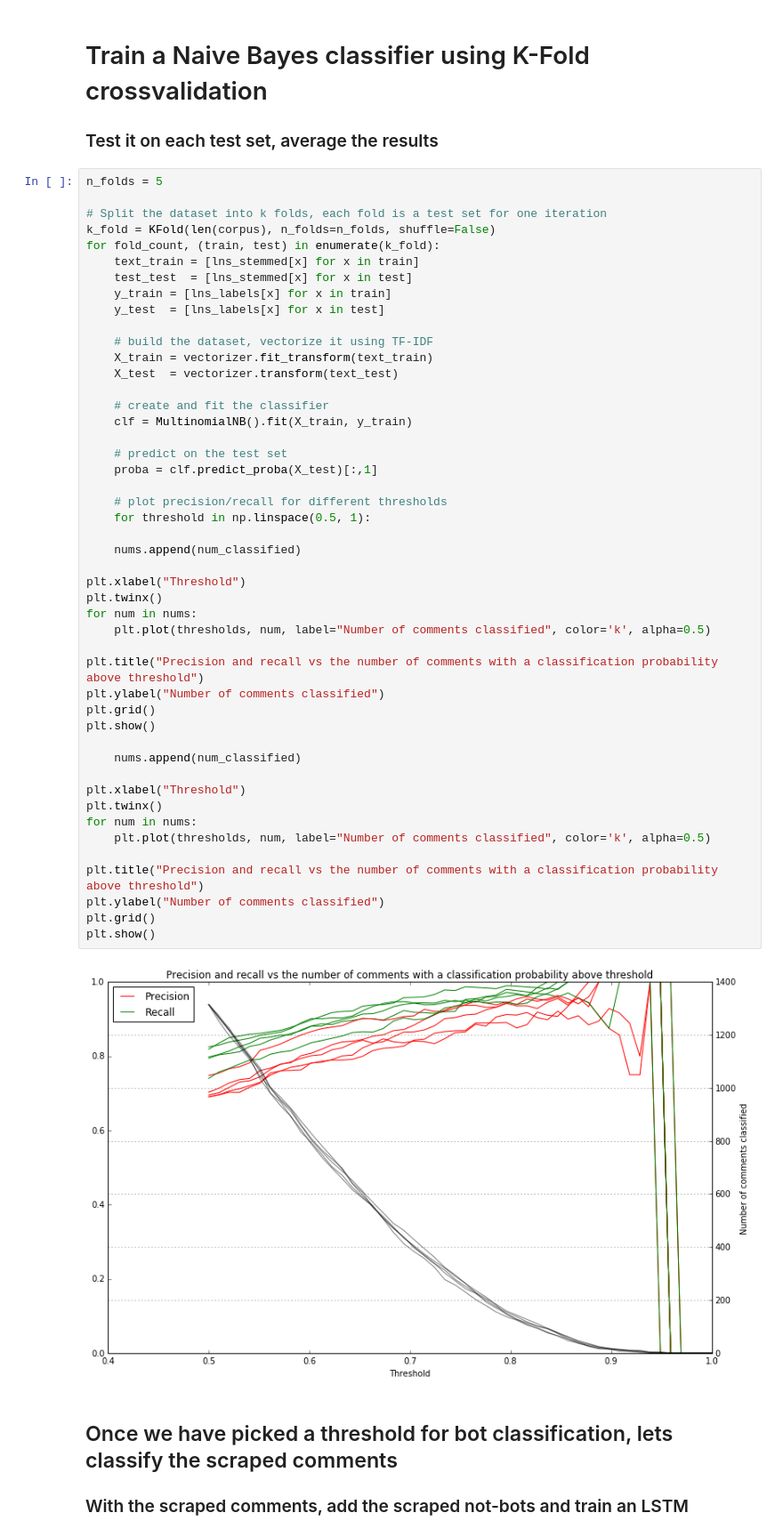
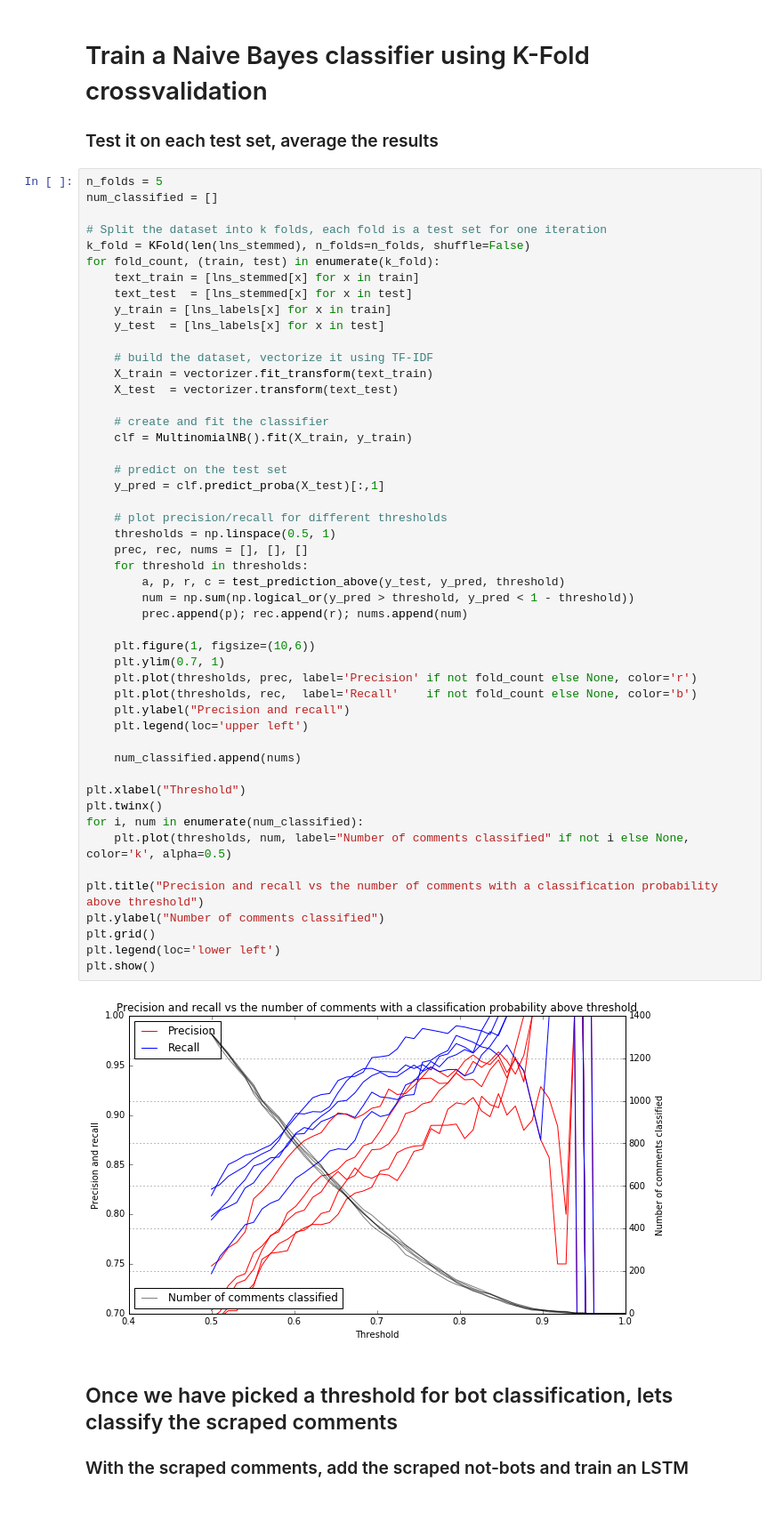
Before and after one commit to MihailoIsakov/shoot-from-the-hip, a Jupyter notebook: Bot Classification.ipynb, the cells around one changed output. Shown at 89% size. Cells and saved outputs as stored; diff of their text form; blank space fills up the shorter version.

Commit message:
Rewrote lost graph plotting

```diff
--- a/Bot Classification.ipynb
+++ b/Bot Classification.ipynb
@@ -76,53 +76,55 @@ def test_prediction_above(y_true, y_pred, threshold):
 ### Test it on each test set, average the results
 # %%
 n_folds = 5
+num_classified = []
 
 # Split the dataset into k folds, each fold is a test set for one iteration
-k_fold = KFold(len(corpus), n_folds=n_folds, shuffle=False)
+k_fold = KFold(len(lns_stemmed), n_folds=n_folds, shuffle=False)
 for fold_count, (train, test) in enumerate(k_fold):
     text_train = [lns_stemmed[x] for x in train]
-    test_test  = [lns_stemmed[x] for x in test]
+    text_test  = [lns_stemmed[x] for x in test]
     y_train = [lns_labels[x] for x in train]
     y_test  = [lns_labels[x] for x in test]
 
     # build the dataset, vectorize it using TF-IDF
     X_train = vectorizer.fit_transform(text_train)
     X_test  = vectorizer.transform(text_test)
 
     # create and fit the classifier
     clf = MultinomialNB().fit(X_train, y_train)
 
     # predict on the test set
-    proba = clf.predict_proba(X_test)[:,1]
+    y_pred = clf.predict_proba(X_test)[:,1]
 
     # plot precision/recall for different thresholds
-    for threshold in np.linspace(0.5, 1):
+    thresholds = np.linspace(0.5, 1)
+    prec, rec, nums = [], [], []
+    for threshold in thresholds:
+        a, p, r, c = test_prediction_above(y_test, y_pred, threshold)
+        num = np.sum(np.logical_or(y_pred > threshold, y_pred < 1 - threshold))
+        prec.append(p); rec.append(r); nums.append(num)
 
-    nums.append(num_classified)
+    plt.figure(1, figsize=(10,6))
+    plt.ylim(0.7, 1)
+    plt.plot(thresholds, prec, label='Precision' if not fold_count else None, color='r')
+    plt.plot(thresholds, rec,  label='Recall'    if not fold_count else None, color='b')
+    plt.ylabel("Precision and recall")
+    plt.legend(loc='upper left')
+
+    num_classified.append(nums)
 
 plt.xlabel("Threshold")
 plt.twinx()
-for num in nums:
-    plt.plot(thresholds, num, label="Number of comments classified", color='k', alpha=0.5)
+for i, num in enumerate(num_classified):
+    plt.plot(thresholds, num, label="Number of comments classified" if not i else None, color='k', alpha=0.5)
 
 plt.title("Precision and recall vs the number of comments with a classification probability above threshold")
 plt.ylabel("Number of comments classified")
 plt.grid()
+plt.legend(loc='lower left')
 plt.show()
-
-    nums.append(num_classified)
-
-plt.xlabel("Threshold")
-plt.twinx()
-for num in nums:
-    plt.plot(thresholds, num, label="Number of comments classified", color='k', alpha=0.5)
-
-plt.title("Precision and recall vs the number of comments with a classification probability above threshold")
-plt.ylabel("Number of comments classified")
-plt.grid()
-plt.show()
 # %% [output]
-[figure, old version]
+[figure, new version]
 # %% [markdown]
 ## Once we have picked a threshold for bot classification, lets classify the scraped comments
 ### With the scraped comments, add the scraped not-bots and train an LSTM
```
